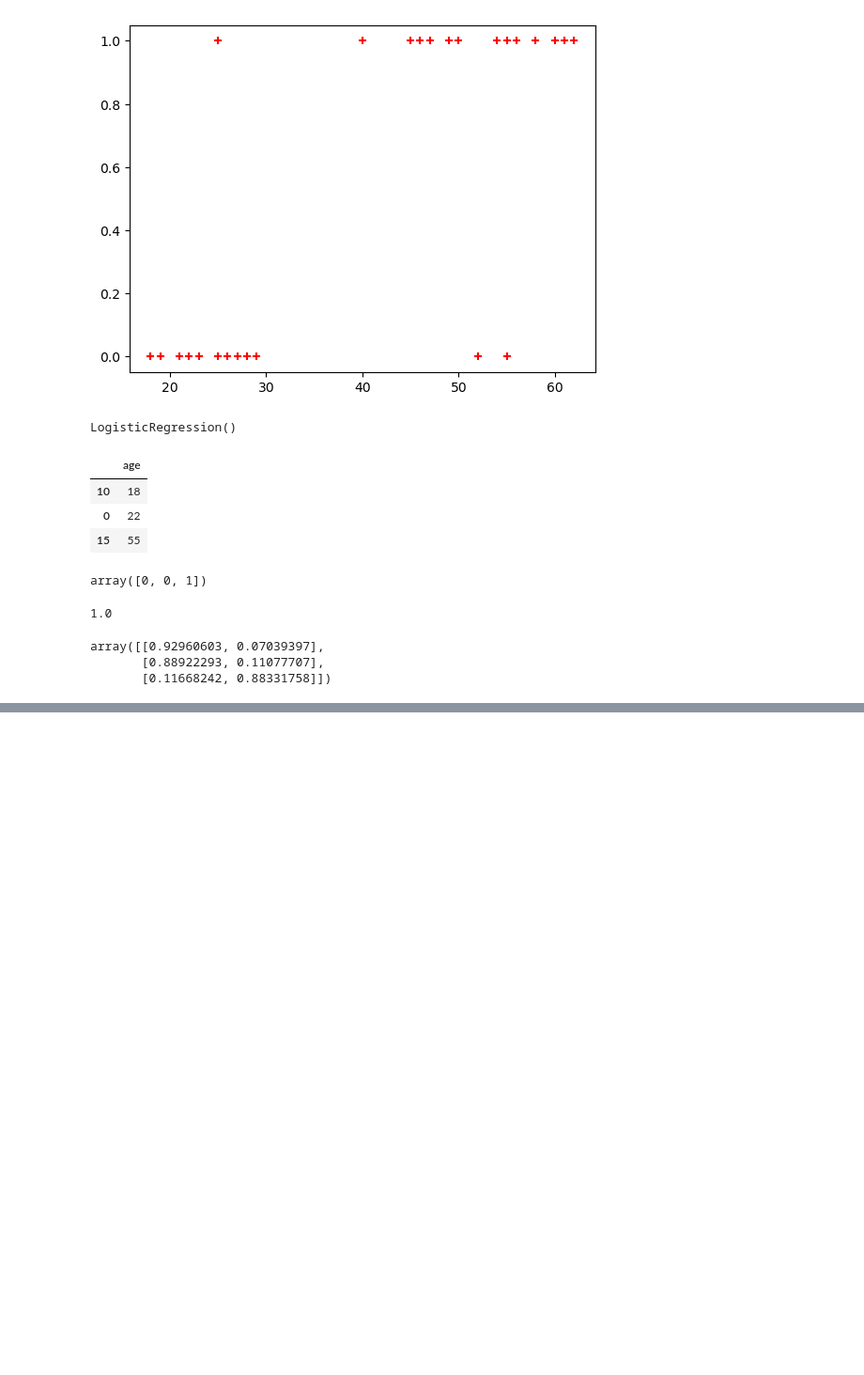
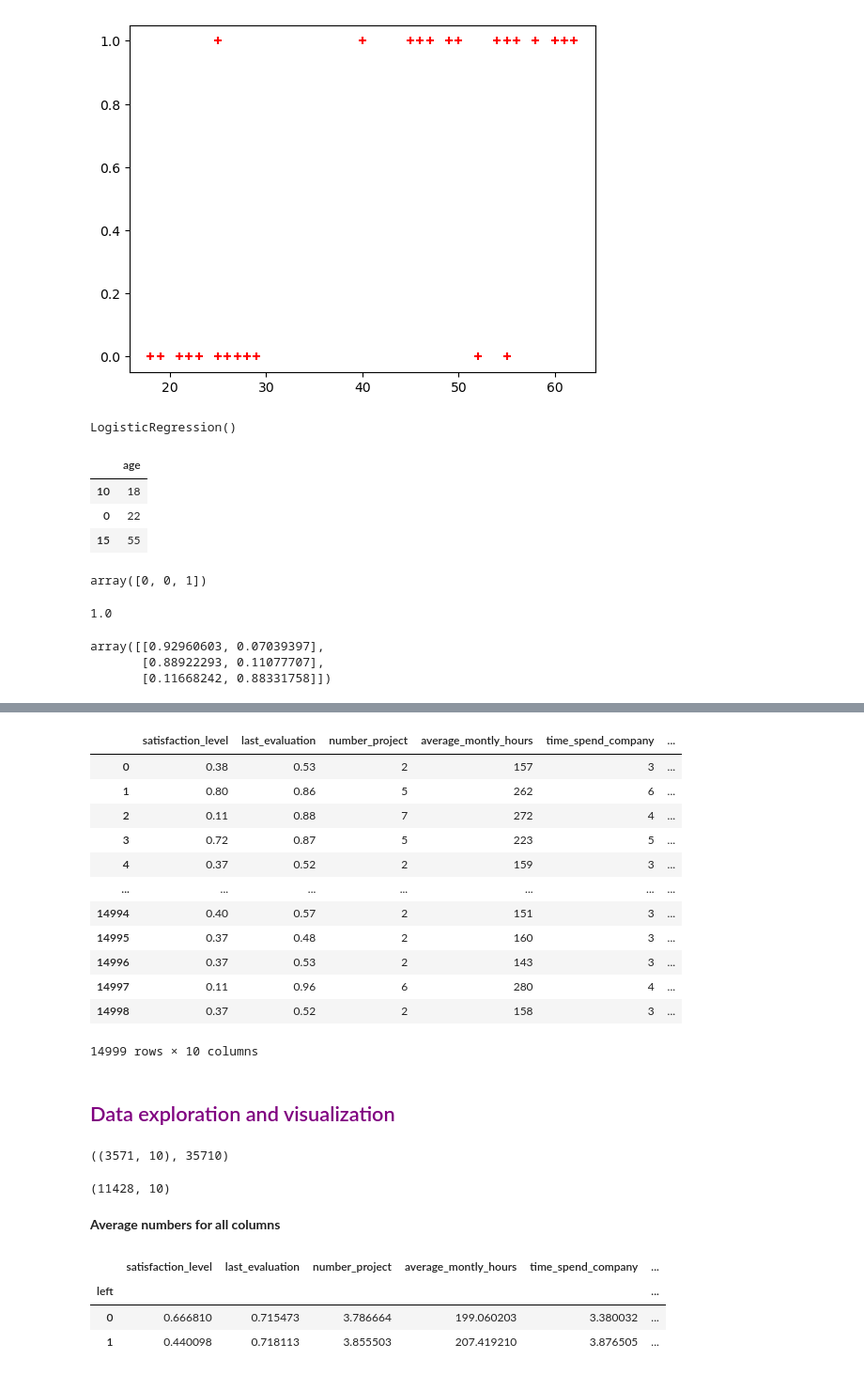
Before and after one commit to pythoneerHiro/ml-101, a Jupyter notebook: ml/logistic_regression.ipynb, the cells around one changed output, grey strips where cells are left out. Shown: that part at 94% size. Cells and saved outputs as stored; diff of their text form; code cells hidden in the pictures; blank space fills up the shorter version.

```diff
--- a/ml/logistic_regression.ipynb
+++ b/ml/logistic_regression.ipynb
@@ -65,0 +75,38 @@ array([[0.92960603, 0.07039397],
+# %%
+df = pd.read_csv("dataset/HR_comma_sep.csv")
+df
+# %% [output]
+|  | satisfaction_level | last_evaluation | number_project | average_montly_hours | time_spend_company | ... |
+| 0 | 0.38 | 0.53 | 2 | 157 | 3 | ... |
+| 1 | 0.80 | 0.86 | 5 | 262 | 6 | ... |
+| 2 | 0.11 | 0.88 | 7 | 272 | 4 | ... |
+| 3 | 0.72 | 0.87 | 5 | 223 | 5 | ... |
+| 4 | 0.37 | 0.52 | 2 | 159 | 3 | ... |
+| ... | ... | ... | ... | ... | ... | ... |
+| 14994 | 0.40 | 0.57 | 2 | 151 | 3 | ... |
+| 14995 | 0.37 | 0.48 | 2 | 160 | 3 | ... |
+| 14996 | 0.37 | 0.53 | 2 | 143 | 3 | ... |
+| 14997 | 0.11 | 0.96 | 6 | 280 | 4 | ... |
+| 14998 | 0.37 | 0.52 | 2 | 158 | 3 | ... |
+14999 rows × 10 columns
+# %% [markdown]
+<h2 style="color:purple">Data exploration and visualization</h2>
+# %%
+left = df[df.left == 1]
+left.shape, left.size
+# %% [output]
+((3571, 10), 35710)
+# %%
+retained = df[df.left == 0]
+retained.shape
+# %% [output]
+(11428, 10)
+# %% [markdown]
+**Average numbers for all columns**
+# %%
+df.groupby('left').mean()
+# %% [output]
+|  | satisfaction_level | last_evaluation | number_project | average_montly_hours | time_spend_company | ... |
+| left |  |  |  |  |  | ... |
+| 0 | 0.666810 | 0.715473 | 3.786664 | 199.060203 | 3.380032 | ... |
+| 1 | 0.440098 | 0.718113 | 3.855503 | 207.419210 | 3.876505 | ... |
```
Also changed, not shown: parts of 14 cells of this notebook.
